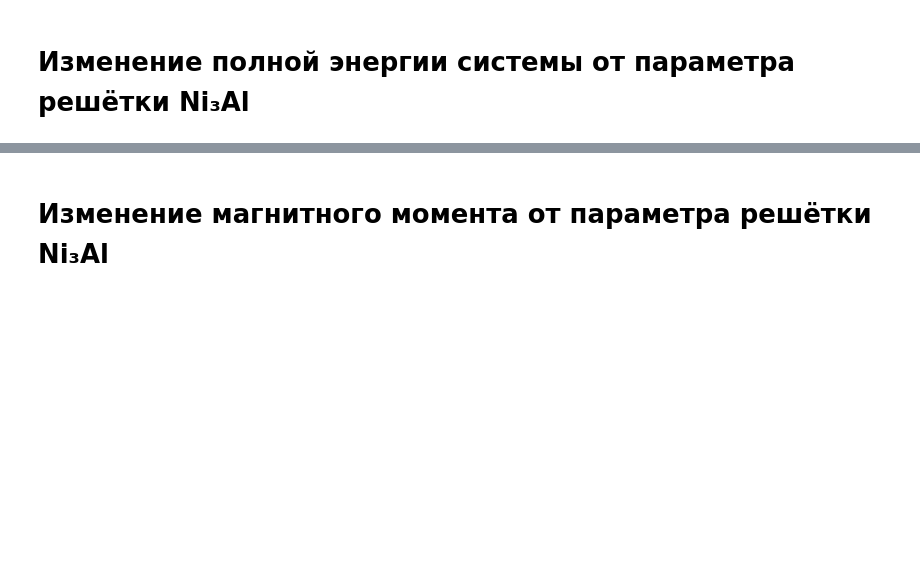
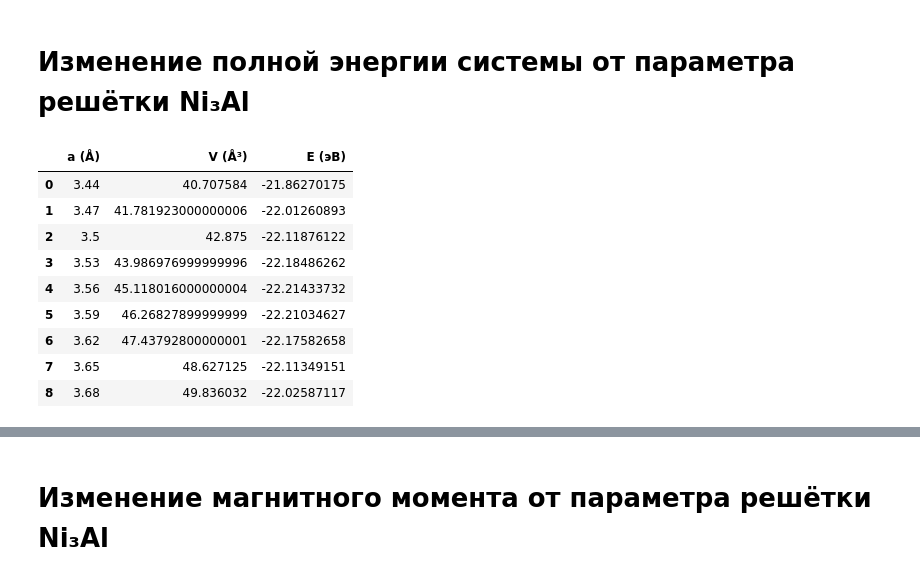
Before and after one commit to hherpa/HEA_L12, a Jupyter notebook: DFT/example_Ni3Al/run_06/run_6_VASP_analysis.ipynb, the cells around one changed output, grey strips where cells are left out. Saved outputs shown, nothing was run; the diff lists cells and outputs as text; code cells hidden in the pictures; blank space fills up the shorter version.

```diff
--- a/DFT/example_Ni3Al/run_06/run_6_VASP_analysis.ipynb
+++ b/DFT/example_Ni3Al/run_06/run_6_VASP_analysis.ipynb
@@ -261,4 +257,22 @@ print(f"Равновесный параметр решётки a0 = {a0:.4f} Å"
 Полученные значения ($a_0 = 3.5712$ Å, $V_0 = 45.5442$ Å³, $B_0 = 178.89$ ГПа, $B_0' = 4.622$) сопоставлены с данными таблицы 3. При округлении $a_0$ до трёх значащих цифр (3.57 Å) отклонение от экспериментального значения [17] ($a_0 = 3.57$ Å) составляет 0%, аналогично теоретическому результату [15]. По $V_0$ и $B_0$ наши данные демонстрируют меньшее расхождение с экспериментом [17]–[18] ($V_0 = 45.58$ Å³, $B_0 = 179.3$ ГПа): отклонения равны 0.08% и 0.23% соответственно, тогда как для литературных теоретических значений [15]–[16] ($V_0 = 45.65$ Å³, $B_0 = 182.0$ ГПа) эти отклонения составляют 0.15% и 1.51%. Таким образом, по $V_0$ и $B_0$ наши результаты точнее воспроизводят эксперимент.
 # %% [markdown]
 # Изменение полной энергии системы от параметра решётки Ni₃Al
+# %%
+df_energy = pd.DataFrame({
+    'a (Å)': a_values,
+    'V (Å³)': [a**3 for a in a_values],
+    'E (эВ)': energies
+})
+df_energy
+# %% [output]
+|  | a (Å) | V (Å³) | E (эВ) |
+| 0 | 3.44 | 40.707584 | -21.86270175 |
+| 1 | 3.47 | 41.781923000000006 | -22.01260893 |
+| 2 | 3.5 | 42.875 | -22.11876122 |
+| 3 | 3.53 | 43.986976999999996 | -22.18486262 |
+| 4 | 3.56 | 45.118016000000004 | -22.21433732 |
+| 5 | 3.59 | 46.26827899999999 | -22.21034627 |
+| 6 | 3.62 | 47.43792800000001 | -22.17582658 |
+| 7 | 3.65 | 48.627125 | -22.11349151 |
+| 8 | 3.68 | 49.836032 | -22.02587117 |
 # %%
```
Also changed, not shown: parts of 8 cells of this notebook.
